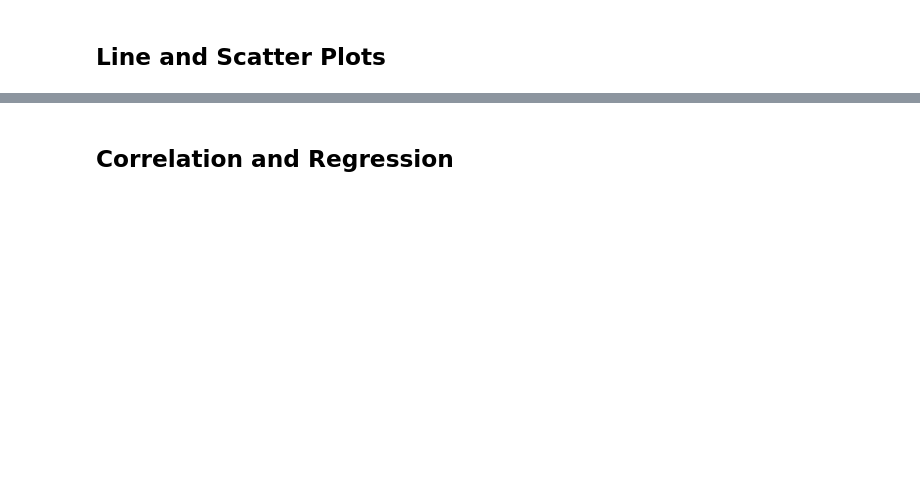
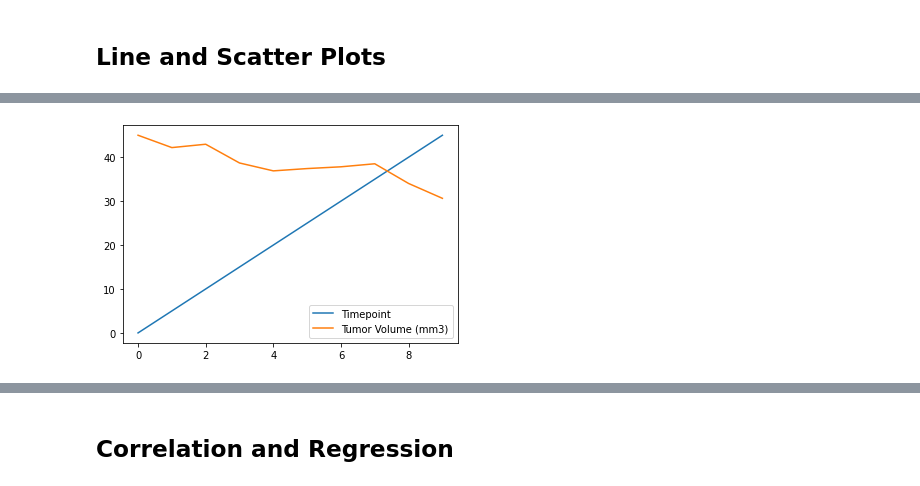
Before and after one commit to strongmachine/Matplotlib_Challenge, a Jupyter notebook: 05-Matplotlib/Instructions/Pymaceuticals/pymaceuticals_starter.ipynb, the cells around one changed output, grey strips where cells are left out. Saved outputs shown, nothing was run; the diff lists cells and outputs as text; code cells hidden in the pictures; blank space fills up the shorter version.

```diff
--- a/05-Matplotlib/Instructions/Pymaceuticals/pymaceuticals_starter.ipynb
+++ b/05-Matplotlib/Instructions/Pymaceuticals/pymaceuticals_starter.ipynb
@@ -290,2 +339,6 @@ Regimens
 # %% [markdown]
 ## Line and Scatter Plots
+# %%
+#tumor volume vs. time point for a mouse treated with Capomulin
+tumor_vol_v_time_point = fin_df[fin_df["Mouse ID"].isin(["z578"])]
+tumor_vol_v_time_point
@@ -291,0 +357,3 @@ Regimens
+# %%
+tumor_time_df = tumor_vol_v_time_point[["Mouse ID","Tumor Volume (mm3)","Timepoint"]]
+tumor_time_df
@@ -292,2 +372,9 @@ Regimens
 # %%
 # Generate a line plot of tumor volume vs. time point for a mouse treated with Capomulin
+line_plot_df = tumor_time_df.reset_index()
+
+line_p = line_plot_df[["Mouse ID","Timepoint","Tumor Volume (mm3)"]]
+
+plot = line_p.plot.line()
+# %% [output]
+[figure, added]
```
Also changed, not shown: parts of 12 cells of this notebook.
